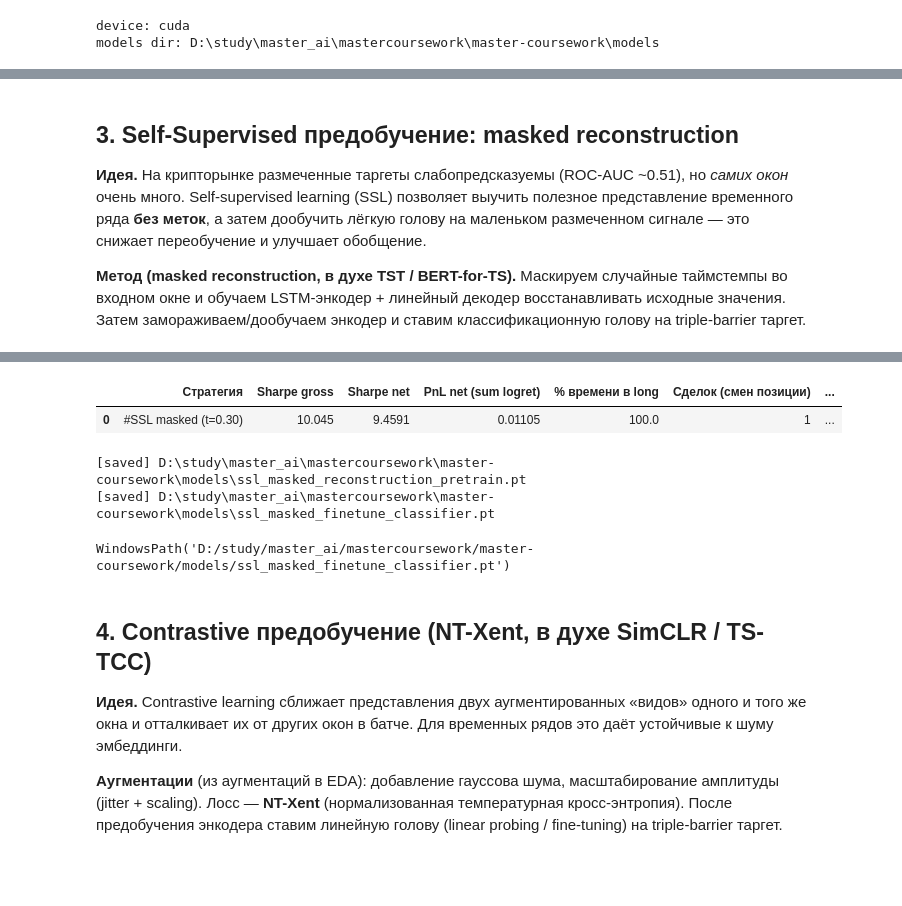
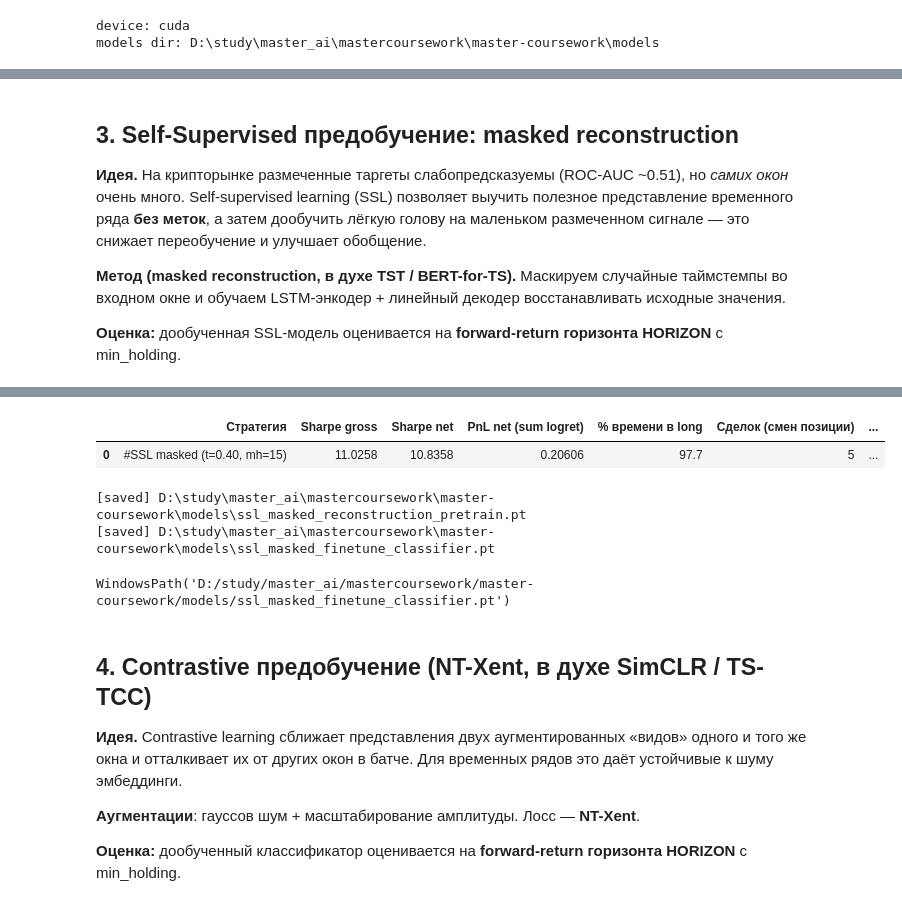
Before and after one commit to ramusdmitry/master-coursework, a Jupyter notebook: checkpoint-6-dl-models.ipynb, the cells around one changed output, grey strips where cells are left out. Drawn from its saved outputs; the diff is of its cells as text; code cells hidden in the pictures; blank space fills up the shorter version.

Commit message:
metrics fixed + new models

```diff
--- a/checkpoint-6-dl-models.ipynb
+++ b/checkpoint-6-dl-models.ipynb
@@ -175,7 +218,7 @@ def predict_labels_probs(model, loader):
 
 def fit_classifier(model, train_loader, val_loader, criterion, optimizer,
                    epochs=EPOCHS, patience=PATIENCE, tag=""):
-    """Обучение с early stopping по val ROC-AUC (как в CP5)."""
+    """Обучение с early stopping по val ROC-AUC (как в CP5, сохранён для совместимости)."""
     best_auc, best_state, stale = -1.0, None, 0
     for ep in range(1, epochs + 1):
         tl = train_epoch(model, train_loader, criterion, optimizer)
@@ -194,11 +237,14 @@ def fit_classifier(model, train_loader, val_loader, criterion, optimizer,
 
 # --- Сохранение моделей в MODELS_DIR с осмысленными именами ---
 def _infer_input_size(model, default=None):
-    """Безопасно определяет input_size из самой модели (первый LSTM/Linear),
+    """Безопасно определяет input_size из самой модели (первый LSTM/GRU/Conv/Linear),
     не обращаясь к глобальным переменным и к model.<attr>."""
     for m in model.modules():
-        if isinstance(m, nn.LSTM):
+        if isinstance(m, (nn.LSTM, nn.GRU)):
             return int(m.input_size)
+    for m in model.modules():
+        if isinstance(m, nn.Conv1d):
+            return int(m.in_channels)
     for m in model.modules():
         if isinstance(m, nn.Linear):
             return int(m.in_features)
@@ -207,7 +253,7 @@ def _infer_input_size(model, default=None):
 
 def _infer_hidden_size(model, default=None):
     for m in model.modules():
-        if isinstance(m, nn.LSTM):
+        if isinstance(m, (nn.LSTM, nn.GRU)):
             return int(m.hidden_size)
     return default
 
@@ -374,7 +1027,9 @@ display(pd.DataFrame([bh_eval]))
 
 **Идея.** На крипторынке размеченные таргеты слабопредсказуемы (ROC-AUC ~0.51), но *самих окон* очень много. Self-supervised learning (SSL) позволяет выучить полезное представление временного ряда **без меток**, а затем дообучить лёгкую голову на маленьком размеченном сигнале — это снижает переобучение и улучшает обобщение.
 
-**Метод (masked reconstruction, в духе TST / BERT-for-TS).** Маскируем случайные таймстемпы во входном окне и обучаем LSTM-энкодер + линейный декодер восстанавливать исходные значения. Затем замораживаем/дообучаем энкодер и ставим классификационную голову на triple-barrier таргет.
+**Метод (masked reconstruction, в духе TST / BERT-for-TS).** Маскируем случайные таймстемпы во входном окне и обучаем LSTM-энкодер + линейный декодер восстанавливать исходные значения.
+
+**Оценка:** дообученная SSL-модель оценивается на **forward-return горизонта HORIZON** с min_holding.
 # %%
 class LSTMEncoder(nn.Module):
     """Общий энкодер: LSTM -> представление последовательности (h_t для каждого шага и финальное)."""
@@ -443,35 +1098,37 @@ torch.manual_seed(SEED)
 ssl_model = MaskedReconstructionModel(n_features, HIDDEN_SIZE)
 ssl_encoder = pretrain_masked(ssl_model, ld_tr, epochs=15, lr=1e-3)
 
-# 3.2 Дообучение классификационной головы на triple-barrier таргете
+# 3.2 Дообучение с early stopping по val net-Sharpe (причина #2)
 torch.manual_seed(SEED)
 ssl_clf = EncoderClassifier(ssl_encoder, HIDDEN_SIZE, DROPOUT, freeze_encoder=False).to(device)
 crit_ssl = nn.CrossEntropyLoss(weight=w_tb.to(device))
 opt_ssl = optim.Adam(ssl_clf.parameters(), lr=LR)
-fit_classifier(ssl_clf, ld_tr, ld_va, crit_ssl, opt_ssl, tag="SSL-finetune")
+fit_classifier_sharpe(ssl_clf, ld_tr, ld_va, crit_ssl, opt_ssl,
+                      fwd_val=fwd_va, idx_val_w=idx_va_w,
+                      epochs=EPOCHS, patience=PATIENCE, tag="SSL-finetune",
+                      periods_per_year=PER_YEAR_FWD, min_hold=MIN_HOLDING)
 
 pred_ssl, ytrue_ssl, p1_ssl = predict_labels_probs(ssl_clf, ld_te)
 
-# подбор порога по net-Sharpe на валидации (не argmax!) — учитываем издержки
+# подбор порога и min_hold по val net-Sharpe на forward-return (причины #1, #3)
 _, yv_ssl, p1v_ssl = predict_labels_probs(ssl_clf, ld_va)
-thr_grid = np.linspace(0.30, 0.70, 41)
-best_thr_ssl, best_sh = 0.5, -1e18
-for t in thr_grid:
-    pos = pd.Series((p1v_ssl >= t).astype(float), index=idx_va_w)
-    sh = sharpe_ratio(net_returns(pos, y_reg_va), PER_YEAR_1M)
-    if sh > best_sh:
-        best_sh, best_thr_ssl = sh, t
+bp_ssl = tune_threshold(p1v_ssl, fwd_va, idx_va_w,
+                        periods_per_year=PER_YEAR_FWD,
+                        hold_options=[1, MIN_HOLDING], mode="simple")
+best_thr_ssl = bp_ssl["threshold"]
+best_mh_ssl = bp_ssl["min_hold"]
 
-pos_ssl = pd.Series((p1_ssl >= best_thr_ssl).astype(float), index=idx_te)
-ssl_eval = evaluate_strategy(pos_ssl, y_reg_te, PER_YEAR_1M,
-                             name=f"#SSL masked (t={best_thr_ssl:.2f})",
-                             prob=p1_ssl, true_label=ytrue_ssl)
+raw_pos_ssl = pd.Series((p1_ssl >= best_thr_ssl).astype(float), index=idx_te[:len(p1_ssl)])
+pos_ssl = apply_min_holding(raw_pos_ssl, best_mh_ssl)
+ssl_eval = evaluate_on_forward(pos_ssl, fwd_te,
+                               name=f"#SSL masked (t={best_thr_ssl:.2f}, mh={best_mh_ssl})",
+                               prob=p1_ssl, true_label=ytrue_ssl)
 display(pd.DataFrame([ssl_eval]))
 
 # Сохраняем: предобученный энкодер + файнтюн-классификатор
 save_torch_model(ssl_model, "ssl_masked_reconstruction_pretrain.pt")
 save_torch_model(ssl_clf, "ssl_masked_finetune_classifier.pt",
-                 extra={"threshold": float(best_thr_ssl)})
+                 extra={"threshold": float(best_thr_ssl), "min_hold": int(best_mh_ssl)})
 # %% [output]
 [SSL-mask] 01/15 recon_mse=0.30703
 [SSL-mask] 02/15 recon_mse=0.26821
@@ -493,5 +1150,5 @@ save_torch_model(ssl_clf, "ssl_masked_finetune_classifier.pt",
 |  | Стратегия | Sharpe gross | Sharpe net | PnL net (sum logret) | % времени в long | Сделок (смен позиции) | ... |
-| 0 | #SSL masked (t=0.30) | 10.045 | 9.4591 | 0.01105 | 100.0 | 1 | ... |
+| 0 | #SSL masked (t=0.40, mh=15) | 11.0258 | 10.8358 | 0.20606 | 97.7 | 5 | ... |
 [saved] D:\study\master_ai\mastercoursework\master-coursework\models\ssl_masked_reconstruction_pretrain.pt
 [saved] D:\study\master_ai\mastercoursework\master-coursework\models\ssl_masked_finetune_classifier.pt
 WindowsPath('D:/study/master_ai/mastercoursework/master-coursework/models/ssl_masked_finetune_classifier.pt')
@@ -500,7 +1157,9 @@ WindowsPath('D:/study/master_ai/mastercoursework/master-coursework/models/ssl_ma
 
 **Идея.** Contrastive learning сближает представления двух аугментированных «видов» одного и того же окна и отталкивает их от других окон в батче. Для временных рядов это даёт устойчивые к шуму эмбеддинги.
 
-**Аугментации** (из аугментаций в EDA): добавление гауссова шума, масштабирование амплитуды (jitter + scaling). Лосс — **NT-Xent** (нормализованная температурная кросс-энтропия). После предобучения энкодера ставим линейную голову (linear probing / fine-tuning) на triple-barrier таргет.
+**Аугментации**: гауссов шум + масштабирование амплитуды. Лосс — **NT-Xent**.
+
+**Оценка:** дообученный классификатор оценивается на **forward-return горизонта HORIZON** с min_holding.
 # %%
 class ContrastiveModel(nn.Module):
     def __init__(self, input_size, hidden_size=HIDDEN_SIZE, proj_dim=64):
```
Also changed, not shown: parts of 38 cells of this notebook.
